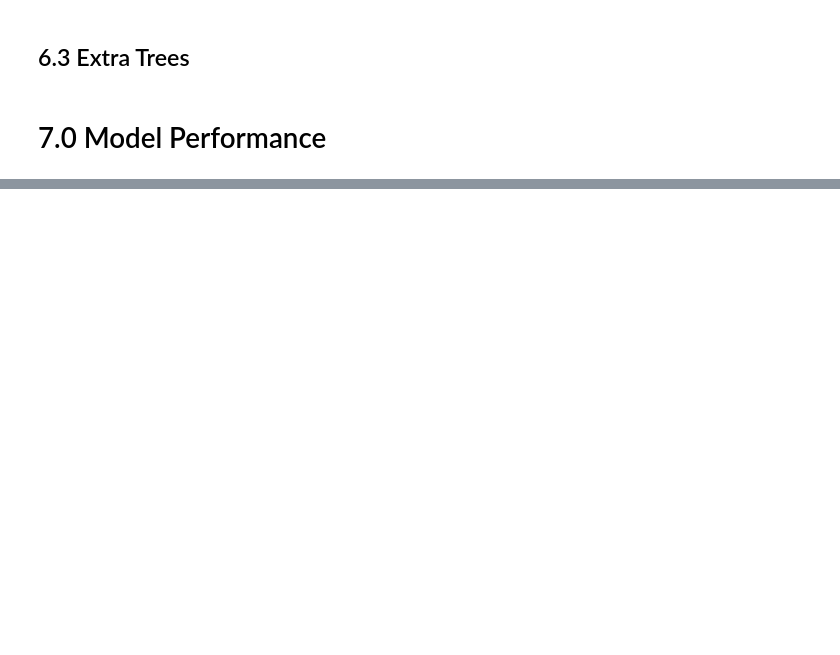
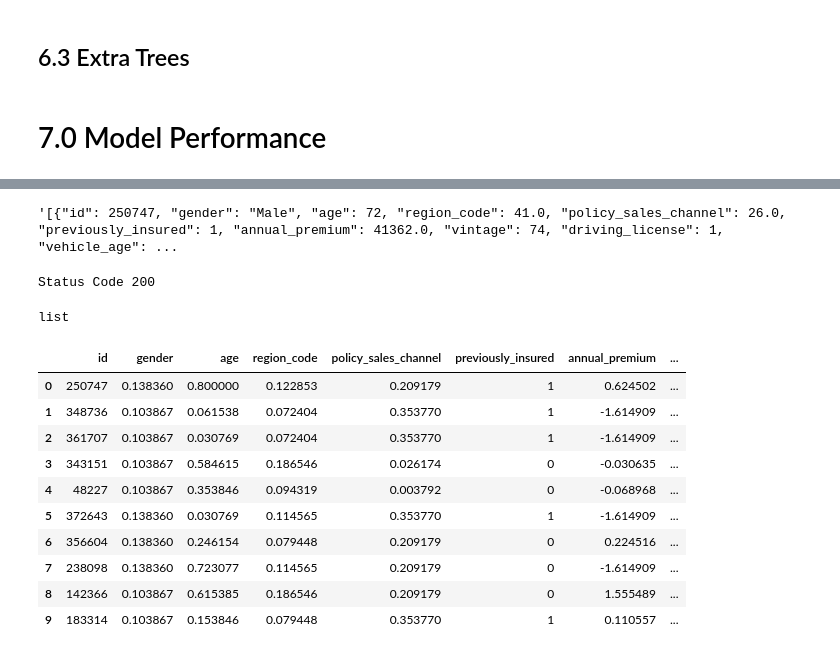
Before and after one commit to victor-vilela/Insurance_Cross_Sell, a Jupyter notebook: notebooks/1.0-vvo-data-description.ipynb, the cells around one changed output, grey strips where cells are left out. Saved outputs shown, nothing was run; the diff lists cells and outputs as text; code cells hidden in the pictures; blank space fills up the shorter version.

```diff
--- a/notebooks/1.0-vvo-data-description.ipynb
+++ b/notebooks/1.0-vvo-data-description.ipynb
@@ -576,0 +723,36 @@ Recall at K: 0.0016813787305590584
+# %%
+df_test = df_test.sample(10)
+df_test.to_csv('sample_dataset.csv', index=False)
+# %%
+data = json.dumps(df_test.to_dict(orient='records'))
+data
+# %% [output]
+'[{"id": 250747, "gender": "Male", "age": 72, "region_code": 41.0, "policy_sales_channel": 26.0, "previously_insured": 1, "annual_premium": 41362.0, "vintage": 74, "driving_license": 1, "vehicle_age": ...
+# %%
+# API Call
+url = 'http://0.0.0.0:8000/predict'
+header = {'Content-type': 'application/json'}
+# %%
+r = requests.post(url, headers=header, data=data )
+print(f'Status Code {r.status_code}')
+# %% [output]
+Status Code 200
+# %%
+type(r.json())
+# %% [output]
+list
+# %%
+a = pd.DataFrame.from_dict(r.json())
+a
+# %% [output]
+|  | id | gender | age | region_code | policy_sales_channel | previously_insured | annual_premium | ... |
+| 0 | 250747 | 0.138360 | 0.800000 | 0.122853 | 0.209179 | 1 | 0.624502 | ... |
+| 1 | 348736 | 0.103867 | 0.061538 | 0.072404 | 0.353770 | 1 | -1.614909 | ... |
+| 2 | 361707 | 0.103867 | 0.030769 | 0.072404 | 0.353770 | 1 | -1.614909 | ... |
+| 3 | 343151 | 0.103867 | 0.584615 | 0.186546 | 0.026174 | 0 | -0.030635 | ... |
+| 4 | 48227 | 0.103867 | 0.353846 | 0.094319 | 0.003792 | 0 | -0.068968 | ... |
+| 5 | 372643 | 0.138360 | 0.030769 | 0.114565 | 0.353770 | 1 | -1.614909 | ... |
+| 6 | 356604 | 0.138360 | 0.246154 | 0.079448 | 0.209179 | 0 | 0.224516 | ... |
+| 7 | 238098 | 0.138360 | 0.723077 | 0.114565 | 0.209179 | 0 | -1.614909 | ... |
+| 8 | 142366 | 0.103867 | 0.615385 | 0.186546 | 0.209179 | 0 | 1.555489 | ... |
+| 9 | 183314 | 0.103867 | 0.153846 | 0.079448 | 0.353770 | 1 | 0.110557 | ... |
```
Also changed, not shown: parts of 22 cells of this notebook, 22 other files.
